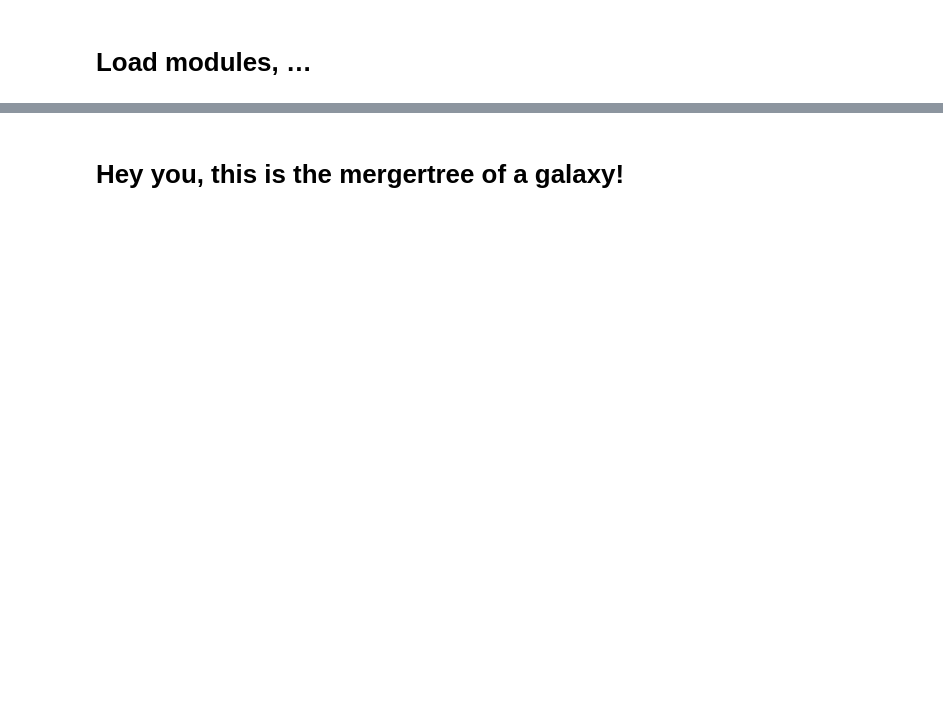
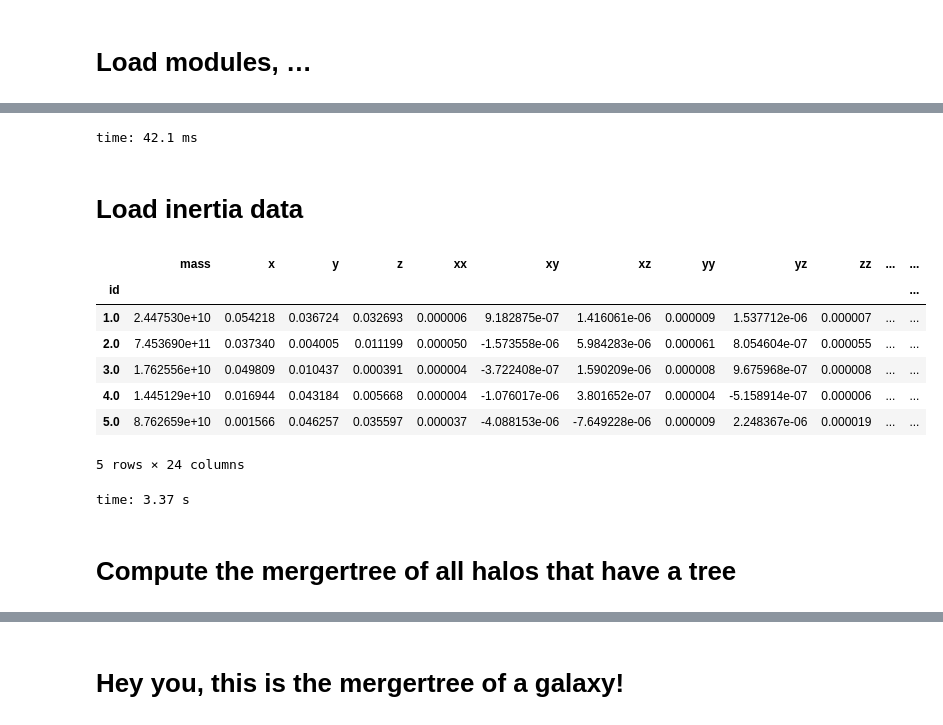
Before and after one commit to cphyc/cosmo_z17to0, a Jupyter notebook: Mergertree explorer.ipynb, the cells around one changed output, grey strips where cells are left out. Drawn from its saved outputs; the diff is of its cells as text; code cells hidden in the pictures; blank space fills up the shorter version.

```diff
--- a/Mergertree explorer.ipynb
+++ b/Mergertree explorer.ipynb
@@ -199,10 +144,12 @@ rhalos = relink(halos)
 # %%
-def generate_tree(halos):
+def generate_tree(halos, rt, key='mass'):
     ''' Generate a tree representation of the halos
     Parameters:
     -----------
     halos: a dictionary of dictionaries halos[step][halo_id] containing the info of halo at step. The data of the halo is in halos[step][halo_id]['data'] and the parents
     are the id of the halo at the previous step and stored in halos[step][halo_id]['parents']
+    rt: a readtree instance
+    key: the key to use to generate the tree. Can be either 'mass', 'x', 'y' or 'z'
 
     Returns:
     --------
@@ -219,14 +166,23 @@ def generate_tree(halos):
     Xe = []
     Ye = []
 
-    for step in tqdm(halos):
+    if key is 'mass':
+        getKey = lambda h, step: h['data']['mass']
+    elif key in 'xyz':
+        getKey = lambda h, step: h['data']['pos']['xyz'.index(key)] / rt.aexp[len(rt.aexp)-step]
+    elif key is 'r':
+        getKey = lambda h, step: h['data']['r']
+    else:
+        raise Exception('%s not in "mass", "x", "y", "z", "r".' % key)
+
+    for step in halos:
         for halo_id in halos[step]:
             source = '%s-%s' % (step, halo_id)
             if source not in halos_visited:
                 halos_visited.add(source)
 
                 # add the position of the halo
-                Xh += [halos[step][halo_id]['data']['mass']]
+                Xh += [getKey(halos[step][halo_id], step)]
                 Yh += [step]
 
                 for p in halos[step][halo_id]['parents']:
@@ -236,8 +192,11 @@ def generate_tree(halos):
                         edges_visited.add(edge_name)
 
                         # add the edge
-                        Xe += [halos[step][halo_id]['data']['mass'],
-                               halos[step-1][p]['data']['mass'], None
+                        Xe += [getKey(halos[step][halo_id], step),
+                               getKey(halos[step-1][p], step-1), np.nan
                               ]
-                        Ye += [step, step-1, None]
+
+                        Ye += [step, step-1, np.nan]
     return ((Xe, Ye), (Xh, Yh))
+# %% [output]
+time: 42.1 ms
@@ -290,0 +203,18 @@ Ye_in_t = toTime(Ye)
+# %% [markdown]
+# Load inertia data
+# %%
+inertia_data = pd.read_csv('data/inertia_data.csv', index_col='id', engine='c')
+inertia_data['vtheta_over_sigma'] = 1/inertia_data['sigma_over_vtheta']
+inertia_data.head()
+# %% [output]
+|  | mass | x | y | z | xx | xy | xz | yy | yz | zz | ... | ... |
+| id |  |  |  |  |  |  |  |  |  |  |  | ... |
+| 1.0 | 2.447530e+10 | 0.054218 | 0.036724 | 0.032693 | 0.000006 | 9.182875e-07 | 1.416061e-06 | 0.000009 | 1.537712e-06 | 0.000007 | ... | ... |
+| 2.0 | 7.453690e+11 | 0.037340 | 0.004005 | 0.011199 | 0.000050 | -1.573558e-06 | 5.984283e-06 | 0.000061 | 8.054604e-07 | 0.000055 | ... | ... |
+| 3.0 | 1.762556e+10 | 0.049809 | 0.010437 | 0.000391 | 0.000004 | -3.722408e-07 | 1.590209e-06 | 0.000008 | 9.675968e-07 | 0.000008 | ... | ... |
+| 4.0 | 1.445129e+10 | 0.016944 | 0.043184 | 0.005668 | 0.000004 | -1.076017e-06 | 3.801652e-07 | 0.000004 | -5.158914e-07 | 0.000006 | ... | ... |
+| 5.0 | 8.762659e+10 | 0.001566 | 0.046257 | 0.035597 | 0.000037 | -4.088153e-06 | -7.649228e-06 | 0.000009 | 2.248367e-06 | 0.000019 | ... | ... |
+5 rows × 24 columns
+time: 3.37 s
+# %% [markdown]
+# Compute the mergertree of all halos that have a tree
```
Also changed, not shown: parts of 47 cells of this notebook.
